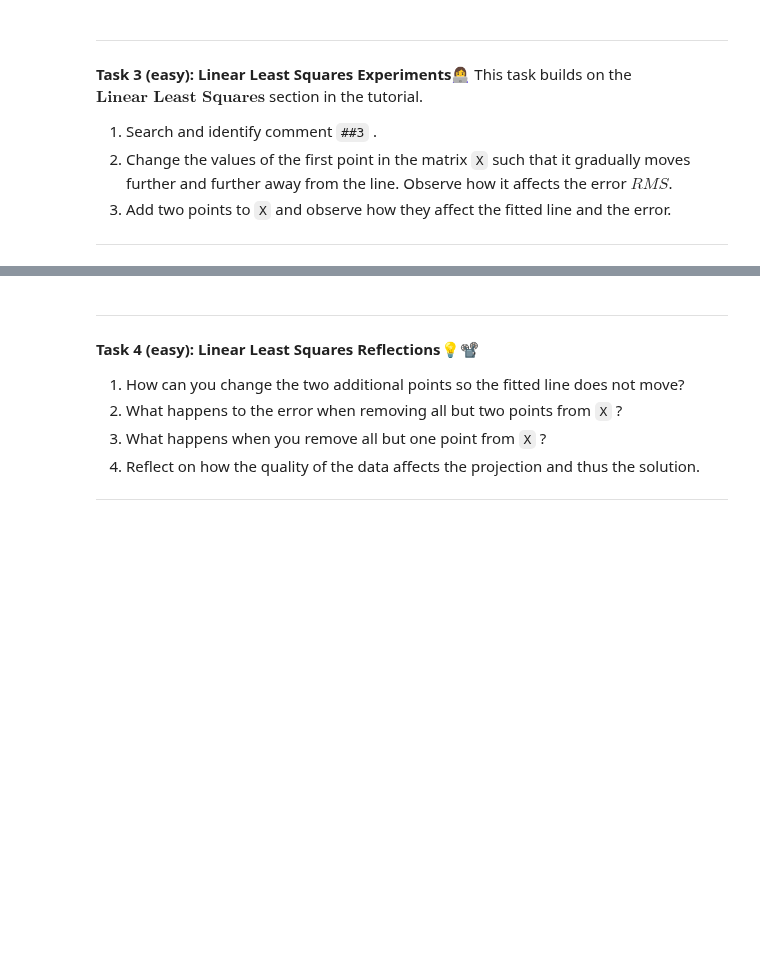
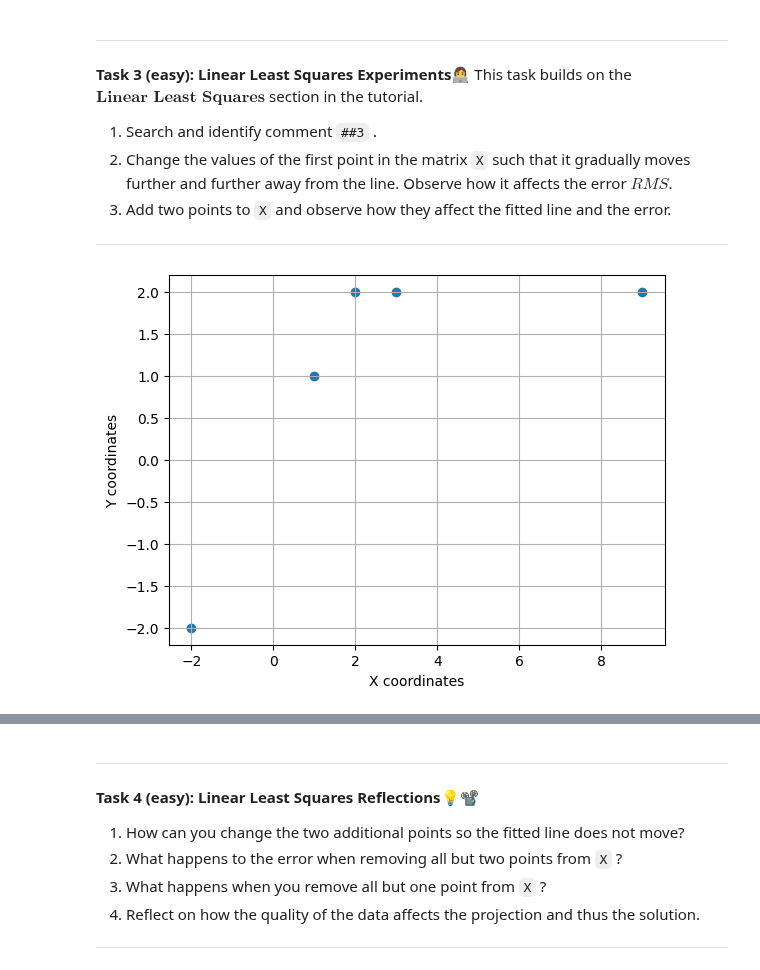
Before and after one commit to Mie-Jonasson/ComputerScienceMasters, a Jupyter notebook: IntroductionToMachineLearning/Exercises/W05/01-tutorial-qa.ipynb, the cells around one changed output, grey strips where cells are left out. Cells and saved outputs as stored; diff of their text form; code cells hidden in the pictures; blank space fills up the shorter version.

```diff
--- a/IntroductionToMachineLearning/Exercises/W05/01-tutorial-qa.ipynb
+++ b/IntroductionToMachineLearning/Exercises/W05/01-tutorial-qa.ipynb
@@ -74,3 +139,21 @@ This task builds on the $\textbf{Linear Least Squares}$ section in the tutorial.
 ---
 # %%
 # Write your solutions here
+## 3
+# Define the example points
+X = np.array([
+    [-2, -2],
+    [1, 1],
+    [2, 2],
+    [3, 2],
+    [9, 2]
+]).T
+
+plt.grid(True)
+plt.scatter(X[0, :], X[1, :])
+plt.xlabel("X coordinates")
+plt.ylabel("Y coordinates")
+# Display the plot
+plt.show()
+# %% [output]
+[figure, added]
```
Also changed, not shown: parts of 7 cells of this notebook, 2 other files.
